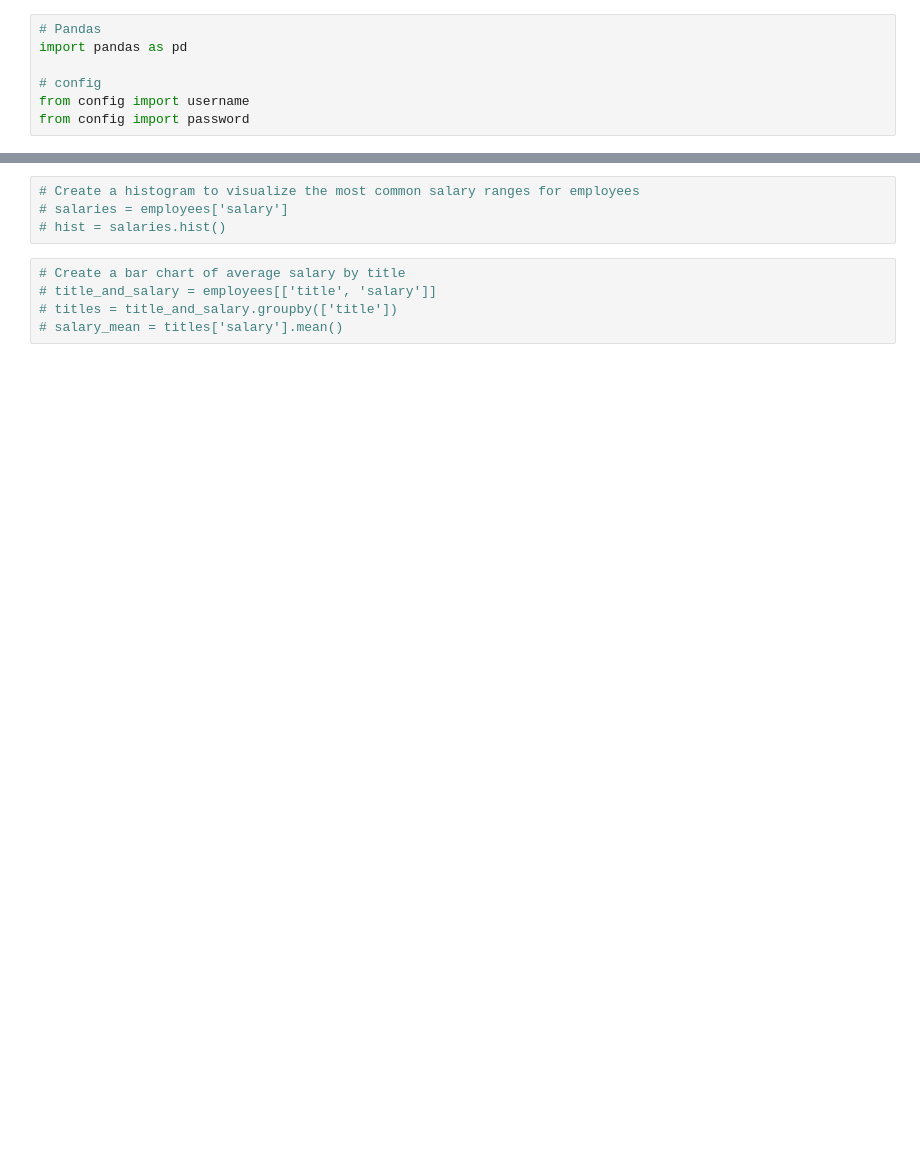
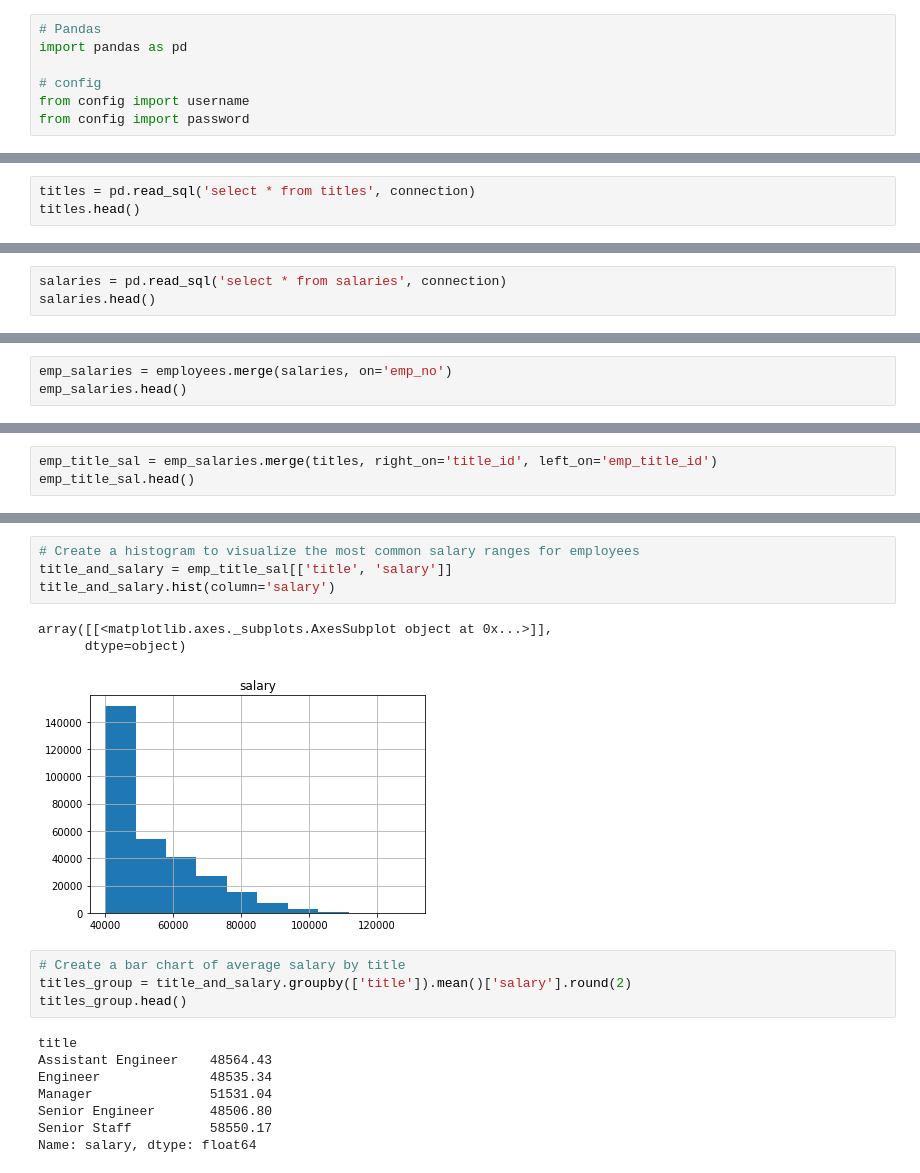
Before and after one commit to sjricketts/sql-challenge, a Jupyter notebook: EmployeeSQL/PandasBonus.ipynb, the cells around one changed output, grey strips where cells are left out. Cells and saved outputs as stored; diff of their text form; blank space fills up the shorter version.

```diff
--- a/EmployeeSQL/PandasBonus.ipynb
+++ b/EmployeeSQL/PandasBonus.ipynb
@@ -20,0 +24,3 @@ employees.head()
+# %%
+titles = pd.read_sql('select * from titles', connection)
+titles.head()
@@ -20,0 +34,3 @@ employees.head()
+# %%
+salaries = pd.read_sql('select * from salaries', connection)
+salaries.head()
@@ -20,0 +74,3 @@ employees.head()
+# %%
+emp_salaries = employees.merge(salaries, on='emp_no')
+emp_salaries.head()
@@ -20,0 +84,3 @@ employees.head()
+# %%
+emp_title_sal = emp_salaries.merge(titles, right_on='title_id', left_on='emp_title_id')
+emp_title_sal.head()
@@ -21,9 +94,20 @@ employees.head()
 # %%
 # Create a histogram to visualize the most common salary ranges for employees
-# salaries = employees['salary']
-# hist = salaries.hist()
+title_and_salary = emp_title_sal[['title', 'salary']]
+title_and_salary.hist(column='salary')
+# %% [output]
+array([[<matplotlib.axes._subplots.AxesSubplot object at 0x...>]],
+      dtype=object)
+[figure, added]
 # %%
 # Create a bar chart of average salary by title
-# title_and_salary = employees[['title', 'salary']]
-# titles = title_and_salary.groupby(['title'])
-# salary_mean = titles['salary'].mean()
+titles_group = title_and_salary.groupby(['title']).mean()['salary'].round(2)
+titles_group.head()
+# %% [output]
+title
+Assistant Engineer    48564.43
+Engineer              48535.34
+Manager               51531.04
+Senior Engineer       48506.80
+Senior Staff          58550.17
+Name: salary, dtype: float64
```
Also changed, not shown: parts of 11 cells of this notebook.
